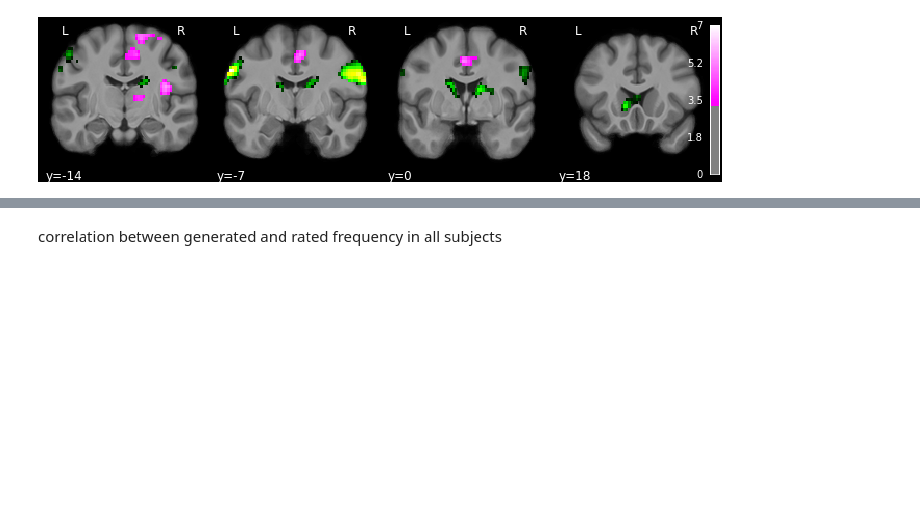
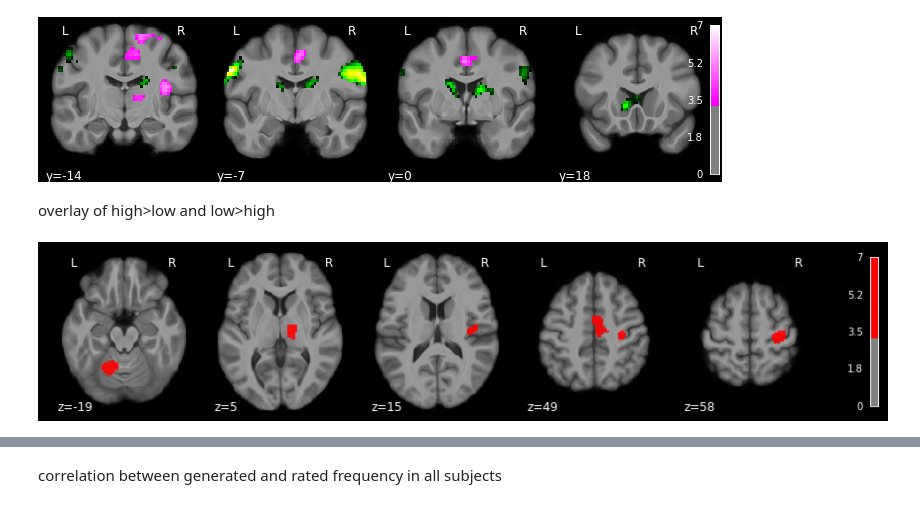
Before and after one commit to NoxLab-cam/tsl_paper, a Jupyter notebook: imaging_plot/visualise_additional.ipynb, the cells around one changed output, grey strips where cells are left out. Drawn from its saved outputs; the diff is of its cells as text; code cells hidden in the pictures; blank space fills up the shorter version.

Commit message:
added hllh overlay

```diff
--- a/imaging_plot/visualise_additional.ipynb
+++ b/imaging_plot/visualise_additional.ipynb
@@ -69,3 +69,19 @@ display2.savefig('./figs/jf_hl_overlay_y.png')
 Image(filename='./figs/jf_hl_overlay_y.png')
 # %% [output]
 [figure]
+# %% [markdown]
+overlay of high>low and low>high
+# %%
+img_hl = '../../../TSL_output/2ndLevel_io_jf_pp_pe_hl_FDR0001/2ndLevel/con_0005/spmT_0001_thr.nii' # high>low
+img_lh = '../../../TSL_output/2ndLevel_io_jf_pp_pe_hl_FDR0001/2ndLevel/con_0006/spmT_0001_thr.nii' # low>high
+z_map = img_hl
+# %%
+from nilearn.glm import threshold_stats_img
+clean_map, threshold = threshold_stats_img(
+    z_map, alpha=.001, height_control='fpr', cluster_threshold=10)
+peak_z = [-19, 5, 15, 49, 58]
+display4 = plotting.plot_stat_map(clean_map, threshold=threshold, vmax=7,
+              display_mode='z', cut_coords=(peak_z), draw_cross=False, bg_img=bg,
+                                cmap=plotting.cm.red_transparent)
+# %% [output]
+[figure, added]
```
Also changed, not shown: parts of 11 cells of this notebook.
